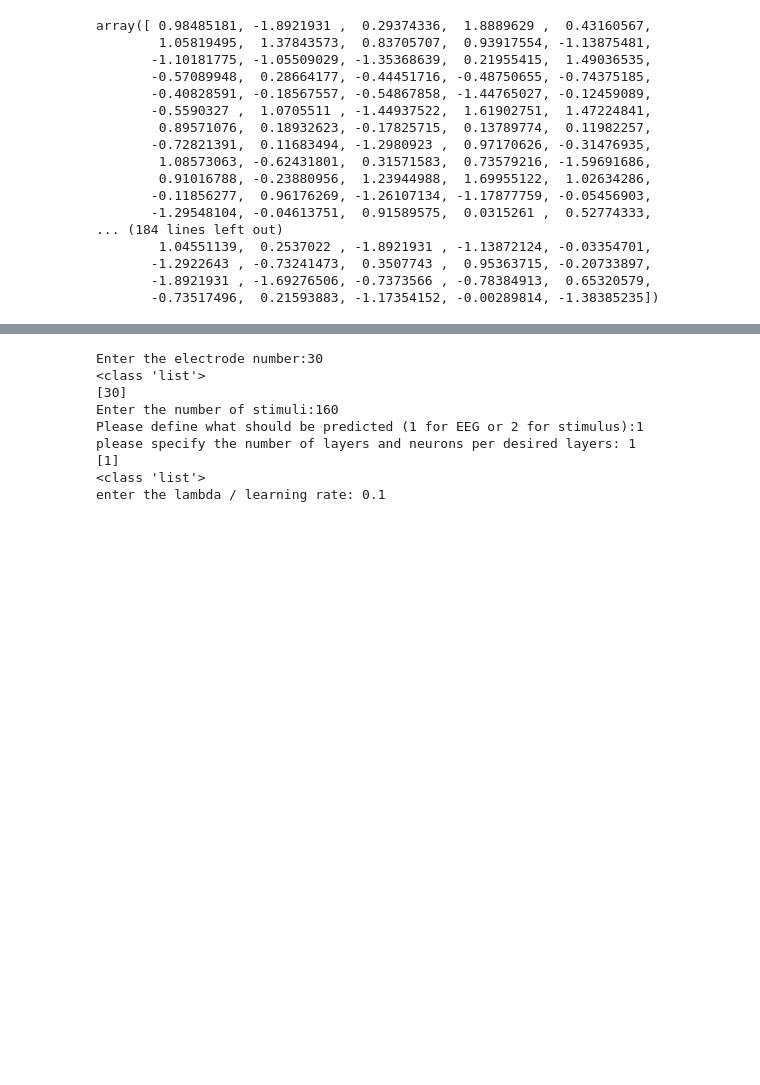
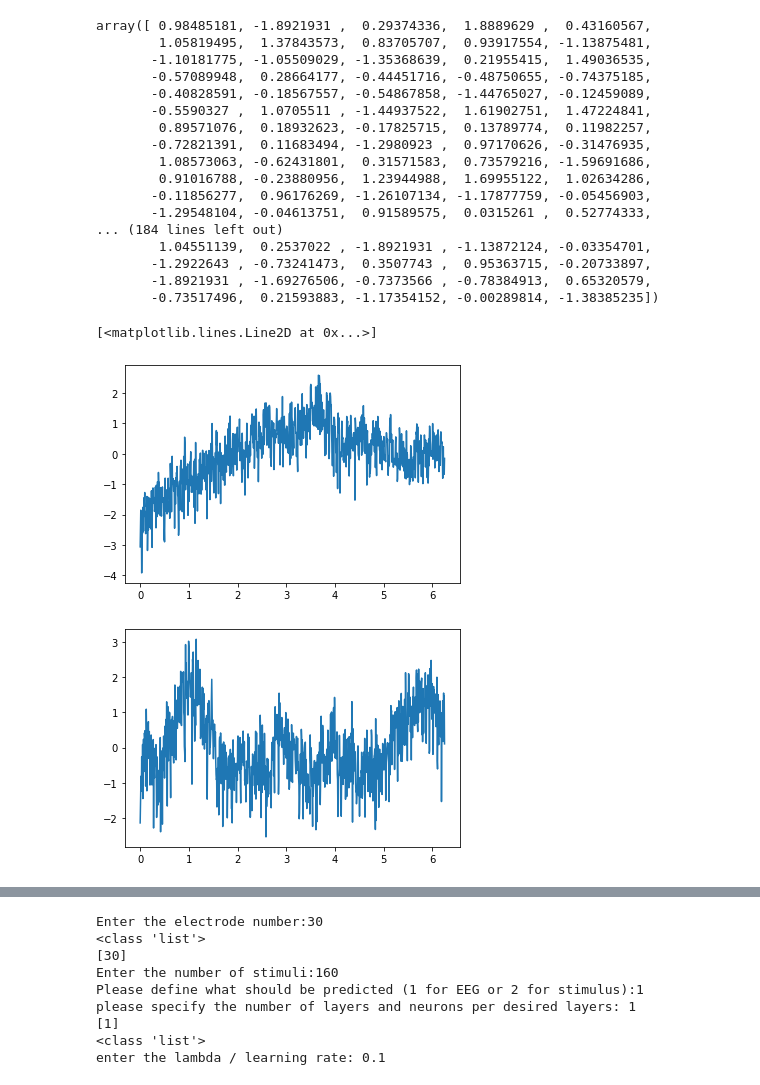
Before and after one commit to vasudev-sharma/DeepEEG-Forecast, a Jupyter notebook: Notebooks/linear_reg python3final7.ipynb, the cells around one changed output, grey strips where cells are left out. Cells and saved outputs as stored; diff of their text form; code cells hidden in the pictures; blank space fills up the shorter version.

Commit message:
Plot of EEG and stimuli Channels

```diff
--- a/Notebooks/linear_reg python3final7.ipynb
+++ b/Notebooks/linear_reg python3final7.ipynb
@@ -43,3 +43,15 @@ array([ 0.98485181, -1.8921931 ,  0.29374336,  1.8889629 ,  0.43160567,
        -1.2922643 , -0.73241473,  0.3507743 ,  0.95363715, -0.20733897,
        -1.8921931 , -1.69276506, -0.7373566 , -0.78384913,  0.65320579,
        -0.73517496,  0.21593883, -1.17354152, -0.00289814, -1.38385235])
+# %%
+
+#plot of a single channel of EEG
+%matplotlib inline
+Time = np.linspace(0, 6.25, 1000)
+plt.plot(Time, format_1[52][0])
+plt.figure()
+plt.plot(Time, format_1[52][1])
+# %% [output]
+[<matplotlib.lines.Line2D at 0x...>]
+[figure, added]
+[figure, added]
```
Also changed, not shown: parts of 1 cell of this notebook.
